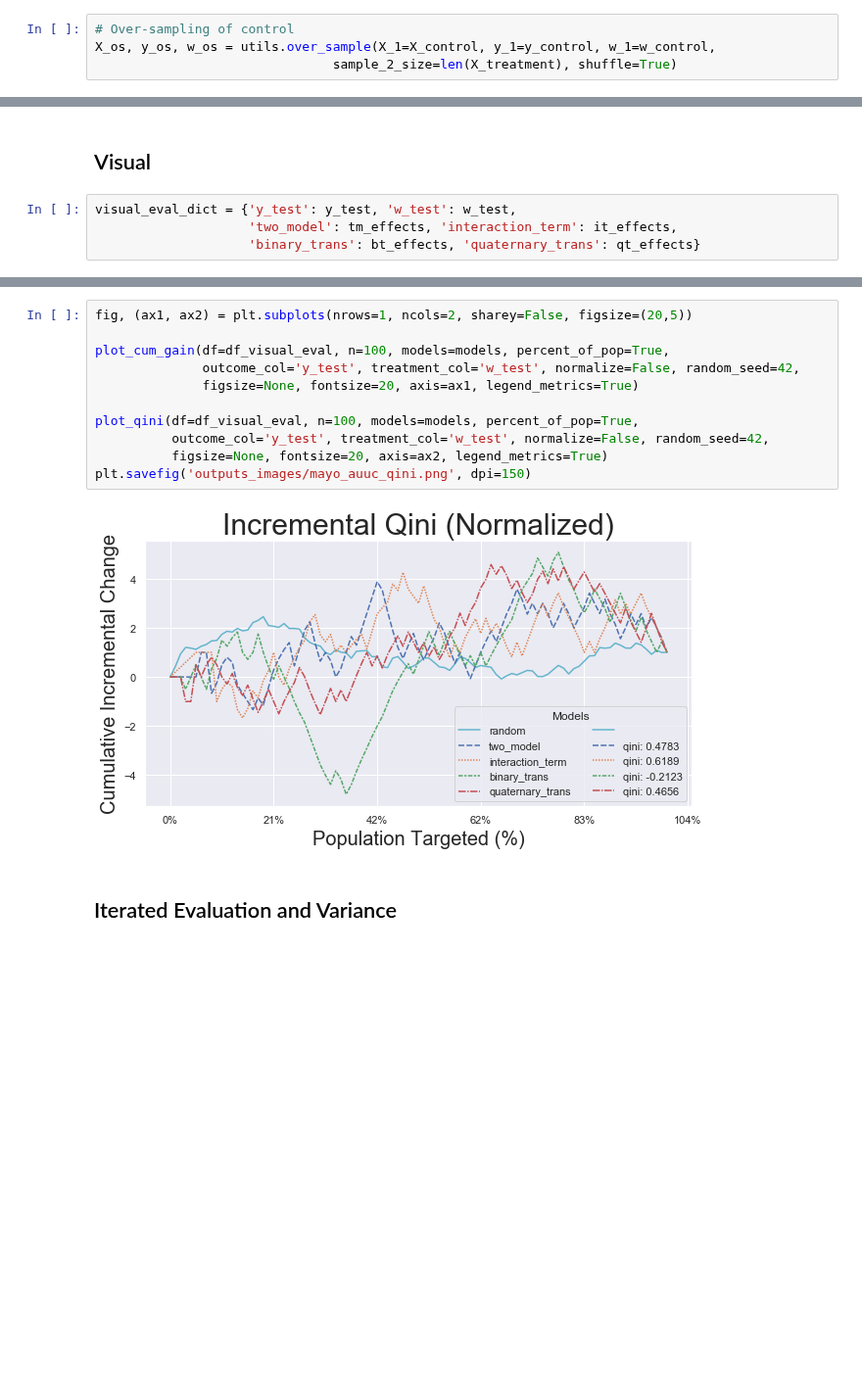
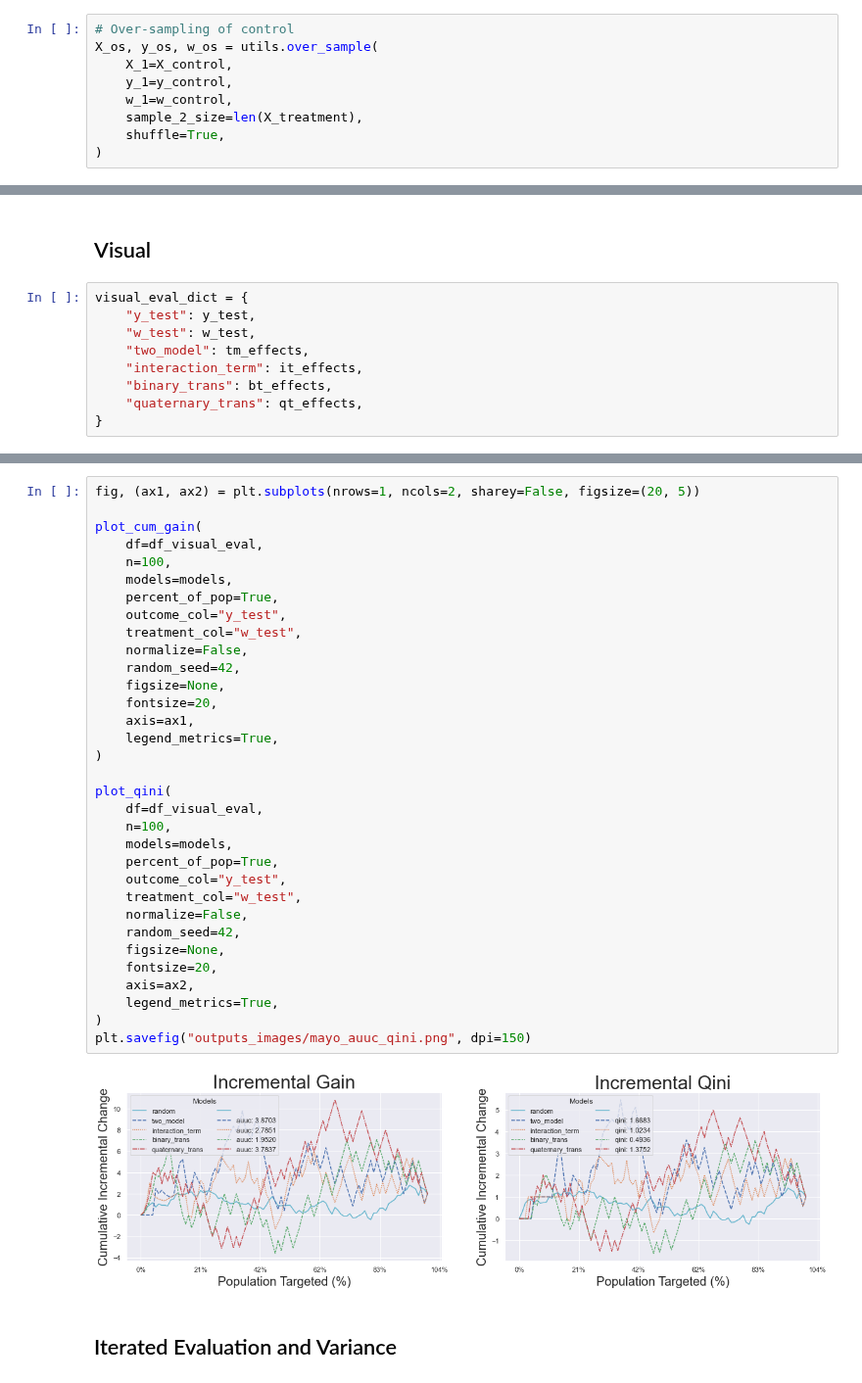
Before and after one commit to andrewtavis/causeinfer, a Jupyter notebook: examples/medical_mayo_pbc.ipynb, the cells around one changed output, grey strips where cells are left out. Shown at 98% size. Drawn from its saved outputs; the diff is of its cells as text; blank space fills up the shorter version.

```diff
--- a/examples/medical_mayo_pbc.ipynb
+++ b/examples/medical_mayo_pbc.ipynb
@@ -270,8 +274,13 @@ y_treatment = y[treatment_indexes]
 w_treatment = w[treatment_indexes]
 # %%
 # Over-sampling of control
-X_os, y_os, w_os = utils.over_sample(X_1=X_control, y_1=y_control, w_1=w_control,
-                               sample_2_size=len(X_treatment), shuffle=True)
+X_os, y_os, w_os = utils.over_sample(
+    X_1=X_control,
+    y_1=y_control,
+    w_1=w_control,
+    sample_2_size=len(X_treatment),
+    shuffle=True,
+)
 # %% [output]
     Old Covariates shape  : (154, 22)
     Old responses shape   : (154,)
@@ -470,7 +506,12 @@ qt_effects = [proba[0] - proba[1] \
 # %% [markdown]
 ## Visual
 # %%
-visual_eval_dict = {'y_test': y_test, 'w_test': w_test,
-                    'two_model': tm_effects, 'interaction_term': it_effects,
-                    'binary_trans': bt_effects, 'quaternary_trans': qt_effects}
+visual_eval_dict = {
+    "y_test": y_test,
+    "w_test": w_test,
+    "two_model": tm_effects,
+    "interaction_term": it_effects,
+    "binary_trans": bt_effects,
+    "quaternary_trans": qt_effects,
+}
 # %%
@@ -504,16 +555,38 @@ plt.savefig('outputs_images/mayo_cum_effect.png', dpi=150)
 # %%
-fig, (ax1, ax2) = plt.subplots(nrows=1, ncols=2, sharey=False, figsize=(20,5))
+fig, (ax1, ax2) = plt.subplots(nrows=1, ncols=2, sharey=False, figsize=(20, 5))
 
-plot_cum_gain(df=df_visual_eval, n=100, models=models, percent_of_pop=True,
-              outcome_col='y_test', treatment_col='w_test', normalize=False, random_seed=42,
-              figsize=None, fontsize=20, axis=ax1, legend_metrics=True)
+plot_cum_gain(
+    df=df_visual_eval,
+    n=100,
+    models=models,
+    percent_of_pop=True,
+    outcome_col="y_test",
+    treatment_col="w_test",
+    normalize=False,
+    random_seed=42,
+    figsize=None,
+    fontsize=20,
+    axis=ax1,
+    legend_metrics=True,
+)
 
-plot_qini(df=df_visual_eval, n=100, models=models, percent_of_pop=True,
-          outcome_col='y_test', treatment_col='w_test', normalize=False, random_seed=42,
-          figsize=None, fontsize=20, axis=ax2, legend_metrics=True)
-plt.savefig('outputs_images/mayo_auuc_qini.png', dpi=150)
+plot_qini(
+    df=df_visual_eval,
+    n=100,
+    models=models,
+    percent_of_pop=True,
+    outcome_col="y_test",
+    treatment_col="w_test",
+    normalize=False,
+    random_seed=42,
+    figsize=None,
+    fontsize=20,
+    axis=ax2,
+    legend_metrics=True,
+)
+plt.savefig("outputs_images/mayo_auuc_qini.png", dpi=150)
 # %% [output]
-[figure, old version]
+[figure, new version]
 # %% [markdown]
 ## Iterated Evaluation and Variance
 # %%
```
Also changed, not shown: parts of 28 cells of this notebook, 3 other files.
